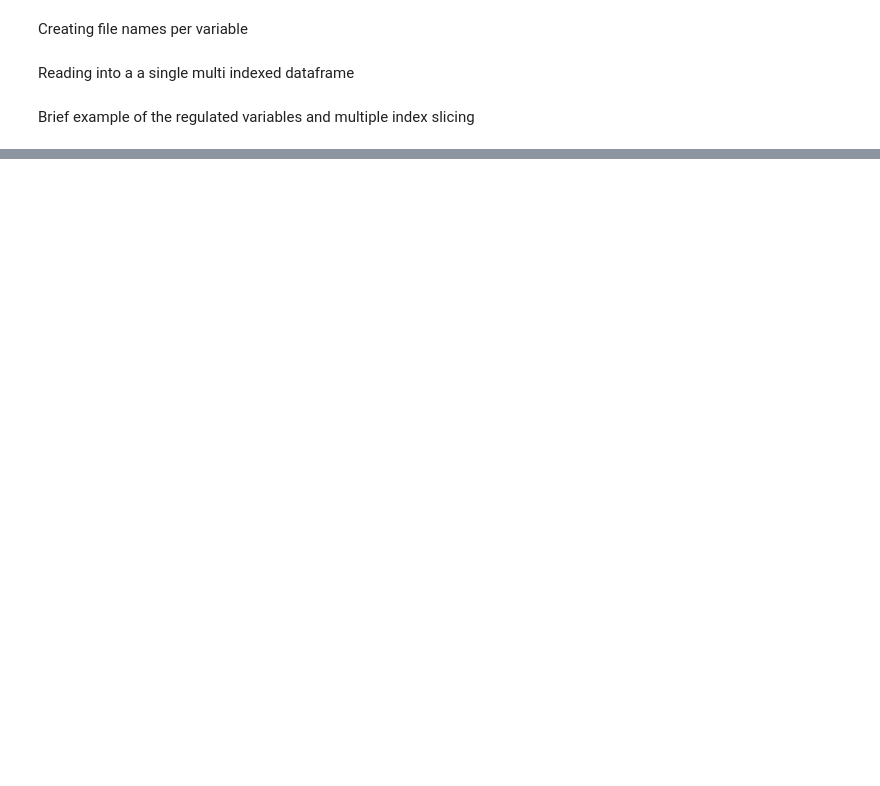
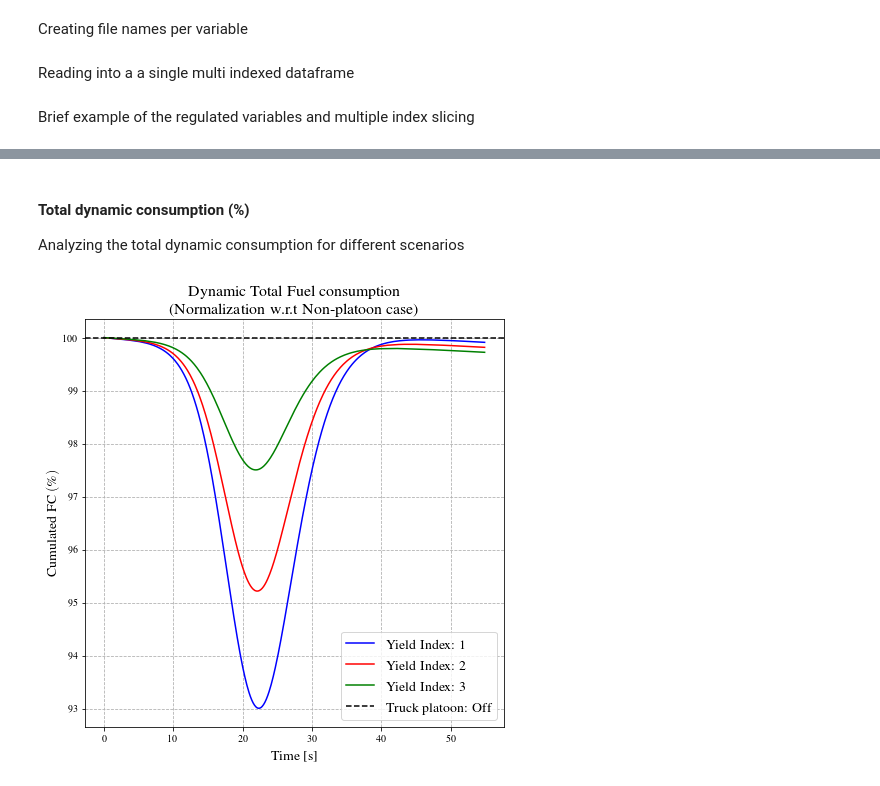
Before and after one commit to licit-lab/energy-impact-platoon, a Jupyter notebook: notebook/05-Evaluation.ipynb, the cells around one changed output, grey strips where cells are left out. Cells and saved outputs as stored; diff of their text form; code cells hidden in the pictures; blank space fills up the shorter version.

```diff
--- a/notebook/05-Evaluation.ipynb
+++ b/notebook/05-Evaluation.ipynb
@@ -63,0 +261,2 @@ a.plot()
+# %%
+fuel_cons = compute_consumption(total_data)
@@ -63,0 +268,3 @@ a.plot()
+# %%
+fuel_cons_tot =  fuel_cons.sum(axis =1)
+fuel_cons_tot.columns = 'FC'
@@ -63,0 +521,34 @@ a.plot()
+# %% [markdown]
+#### Total dynamic consumption (%)
+
+Analyzing the total dynamic consumption for different scenarios
+# %%
+cons_per_scenario = 100*fuel_cons_tot.divide(fuel_not_platoon_tot)
+cons_per_scenario = cons_per_scenario.reset_index()
+cons_per_scenario_non = 100*fuel_not_platoon_tot.divide(fuel_not_platoon_tot)
+# %%
+select1 = (cons_per_scenario['Yield']==1) & (cons_per_scenario['Gap']==1.8)
+select2 = (cons_per_scenario['Yield']==2) & (cons_per_scenario['Gap']==1.8)
+select3 = (cons_per_scenario['Yield']==3) & (cons_per_scenario['Gap']==1.8)
+
+df_case1 = cons_per_scenario[select1]
+df_case2 = cons_per_scenario[select2]
+df_case3 = cons_per_scenario[select3]
+
+opacity = 0.4
+
+
+fig, ax = plt.subplots(figsize=(7.5,7.5))
+
+ax.plot(df_case1['t'],df_case1[0],'b',label='Yield Index: 1');
+ax.plot(df_case2['t'],df_case2[0],'r',label='Yield Index: 2');
+ax.plot(df_case3['t'],df_case3[0],'g',label='Yield Index: 3');
+ax.axhline(y=100, xmin=0, xmax=50, color='k', linestyle='--', label = 'Truck platoon: Off ')
+ax.legend(fontsize=14)
+ax.grid(True, linestyle='--')
+ax.set_xlabel('Time [s]',fontsize = 14)
+ax.set_ylabel(r'Cumulated FC $(\%)$',fontsize = 14)
+ax.set_title('Dynamic Total Fuel consumption \n (Normalization w.r.t Non-platoon case)',fontsize = 16)
+plt.savefig('../output/fc-dynamic.pdf',format='pdf', bbox_inches='tight')
+# %% [output]
+[figure, added]
```
Also changed, not shown: parts of 43 cells of this notebook, 2 other files.
